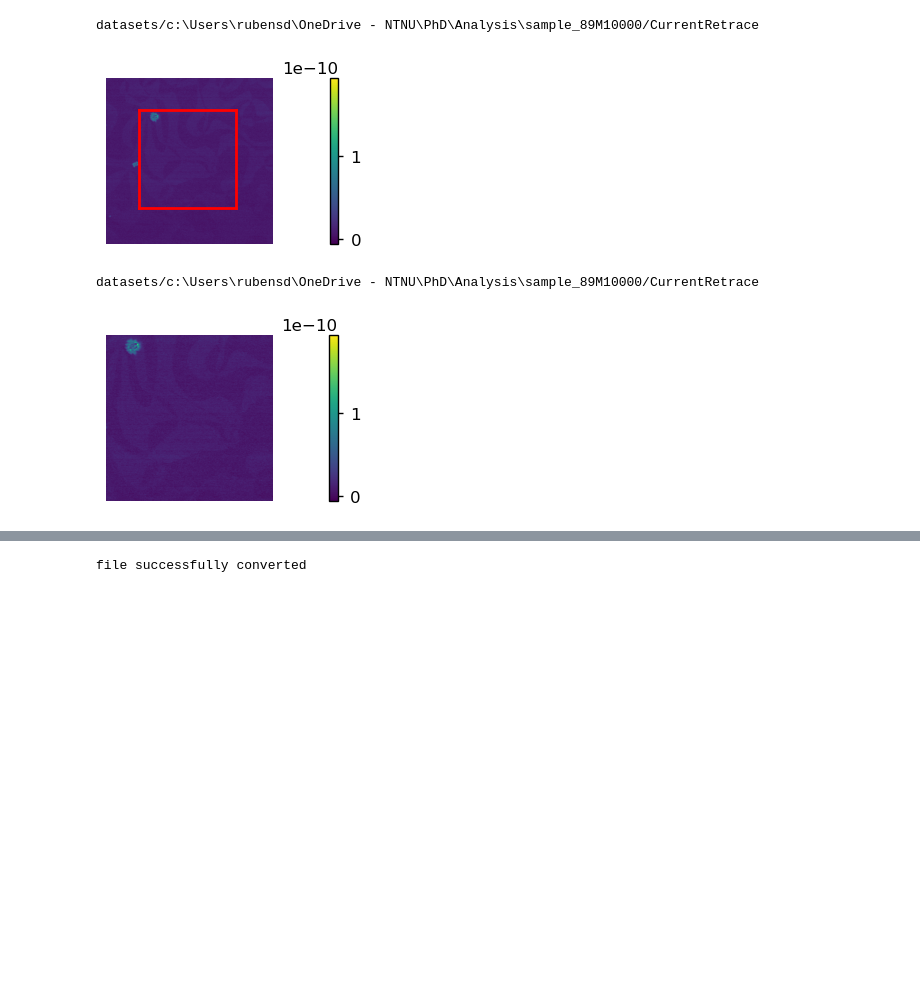
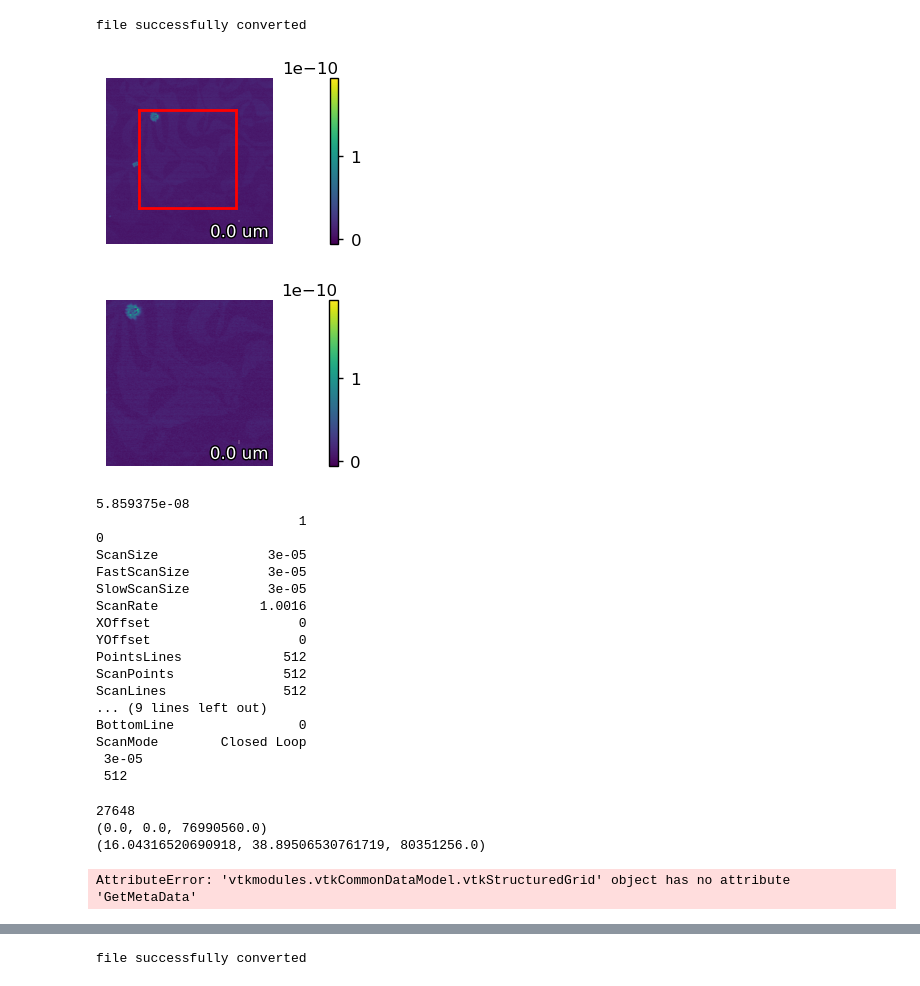
Before and after one commit to RubenDragland/WallPY, a Jupyter notebook: wallpy_test.ipynb, the cells around one changed output, grey strips where cells are left out. Drawn from its saved outputs; the diff is of its cells as text; code cells hidden in the pictures; blank space fills up the shorter version.

```diff
--- a/wallpy_test.ipynb
+++ b/wallpy_test.ipynb
@@ -20,22 +21,73 @@ import matplotlib.pyplot as plt
 # %%
 cmd = os.path.dirname(sys.path[0])
 datafile = CypherFile(path=cmd, filename = 'sample_89M10000')
+datafile()
 
 figure = FigureSinglePlot(datafile, show=True, path=cmd, filename='test', extension='.pdf')
 figure.Ax.plot_cAFM(datafile, key='CR')
 figure.Ax.ax.plot([100, 100], [400, 100], "-r")
 figure.Ax.ax.plot([100, 400], [100, 100], "-r")
 figure.Ax.ax.plot([400, 400], [100, 400], "-r")
 figure.Ax.ax.plot([400, 100], [400, 400], "-r")
 figure()
 
 
 alt_data = datafile['CR'][100:400,100:400]
 figure = FigureSinglePlot(datafile, show=True, path=cmd, filename='test', extension='.pdf', data=alt_data)
 figure.Ax.plot_cAFM(datafile, key='CR')
 figure()
+
+print(datafile.x_res)
+meta = datafile.get_metadata()
+print(meta[:20])
+print(meta.loc["ScanSize", 1])
+print(meta.loc["PointsLines"].item())
 # %% [output]
-datasets/c:\Users\rubensd\OneDrive - NTNU\PhD\Analysis\sample_89M10000/CurrentRetrace
+file successfully converted
-[figure, old version]
+[figure, new version]
+[figure, new version]
-datasets/c:\Users\rubensd\OneDrive - NTNU\PhD\Analysis\sample_89M10000/CurrentRetrace
+5.859375e-08
+                          1
+0
+ScanSize              3e-05
+FastScanSize          3e-05
+SlowScanSize          3e-05
+ScanRate             1.0016
+XOffset                   0
+YOffset                   0
+PointsLines             512
+ScanPoints              512
+ScanLines               512
+... (9 lines left out)
+BottomLine                0
+ScanMode        Closed Loop
+ 3e-05
+ 512
-[figure, old version]
+# %%
+import vtk
+
+reader = vtk.vtkDataSetReader()
+reader.SetFileName(os.path.join(test_NT.path, "vtktest" + ".vtk"))
+reader.Update()
+
+data = reader.GetOutput()
+
+points = data.GetPoints()
+print(points.GetNumberOfPoints())
+coords = points.GetPoint(10000)
+print(points.GetData().GetTuple(0)) #RSD: Der har vi den
+print(coords)
+
+meta = data.GetMetaData()
+
+print(meta)
+
+
+# X = np.array(grid.GetPoint(i)[0] for i in range(grid.GetNumberOfPoints()))
+# Y = np.array(grid.GetPoint(i)[1] for i in range(grid.GetNumberOfPoints()))
+# Z = np.array(grid.GetPoint(i)[2] for i in range(grid.GetNumberOfPoints()))
+# %% [output]
+27648
+(0.0, 0.0, 76990560.0)
+(16.04316520690918, 38.89506530761719, 80351256.0)
+AttributeError: 'vtkmodules.vtkCommonDataModel.vtkStructuredGrid' object has no attribute 'GetMetaData'
```
Also changed, not shown: parts of 3 cells of this notebook.
